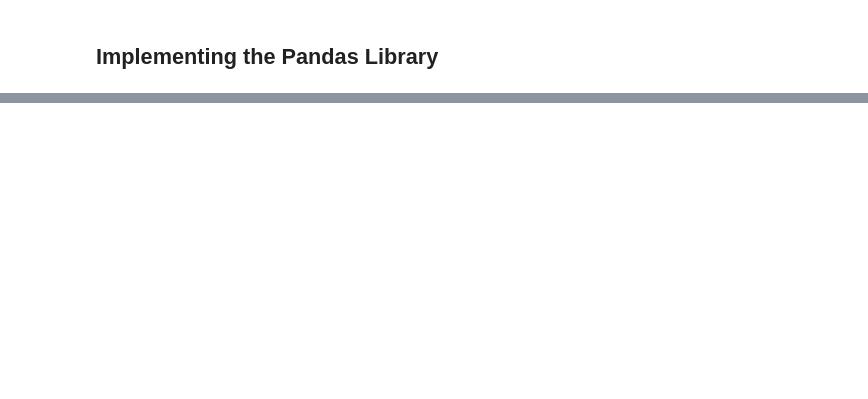
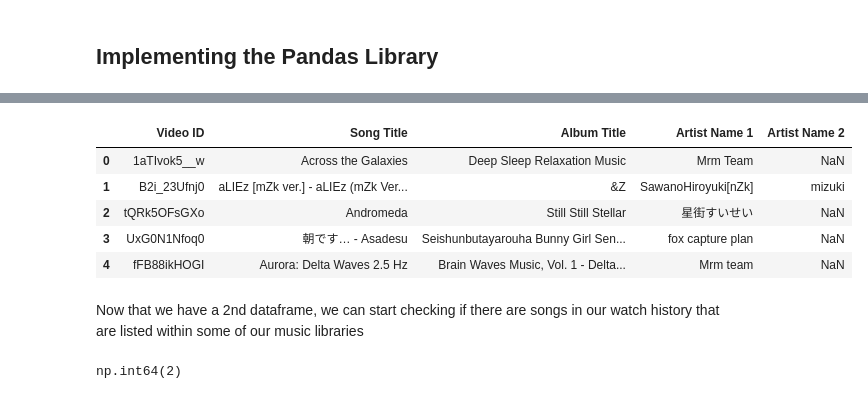
Before and after one commit to warrenchong601/Youtube_Music_Analysis, a Jupyter notebook: notebooks/01_explore_history.ipynb, the cells around one changed output, grey strips where cells are left out. Drawn from its saved outputs; the diff is of its cells as text; code cells hidden in the pictures; blank space fills up the shorter version.

```diff
--- a/notebooks/01_explore_history.ipynb
+++ b/notebooks/01_explore_history.ipynb
@@ -205,0 +343,21 @@ records_dataframe.head()
+# %%
+music_library_csv_path = project_root / "data" / "raw" / "music library songs.csv"
+
+music_library_dataframe = pd.read_csv(music_library_csv_path)
+# %%
+music_library_dataframe.head()
+# %% [output]
+|  | Video ID | Song Title | Album Title | Artist Name 1 | Artist Name 2 |
+| 0 | 1aTIvok5__w | Across the Galaxies | Deep Sleep Relaxation Music | Mrm Team | NaN |
+| 1 | B2i_23Ufnj0 | aLIEz [mZk ver.] - aLIEz (mZk Ver... | &Z | SawanoHiroyuki[nZk] | mizuki |
+| 2 | tQRk5OFsGXo | Andromeda | Still Still Stellar | 星街すいせい | NaN |
+| 3 | UxG0N1Nfoq0 | 朝です… - Asadesu | Seishunbutayarouha Bunny Girl Sen... | fox capture plan | NaN |
+| 4 | fFB88ikHOGI | Aurora: Delta Waves 2.5 Hz | Brain Waves Music, Vol. 1 - Delta... | Mrm team | NaN |
+# %% [markdown]
+Now that we have a 2nd dataframe, we can start checking if there are songs in our watch history that are listed within some of our music libraries
+# %%
+library_matches = music_library_dataframe["Video ID"].isin(records_dataframe["video_ids"])
+
+library_matches.sum()
+# %% [output]
+np.int64(2)
```
Also changed, not shown: parts of 26 cells of this notebook.
